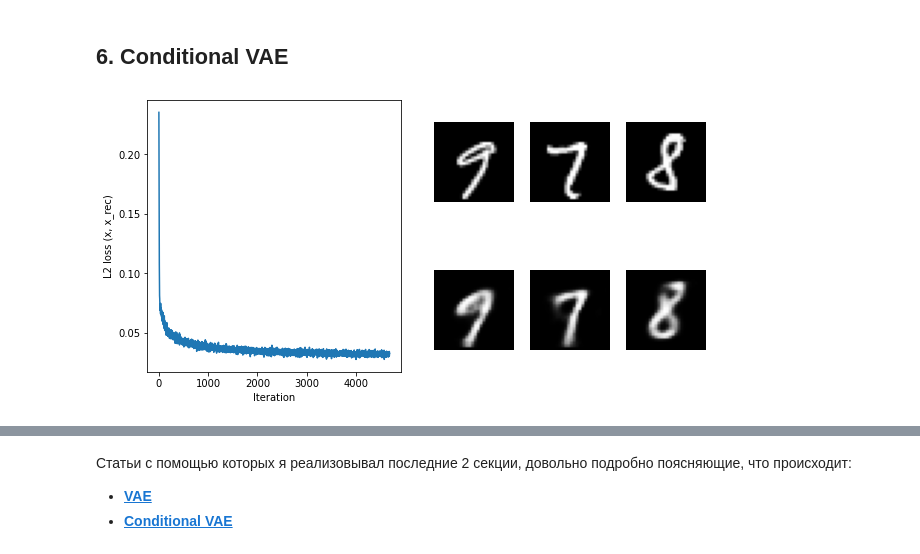
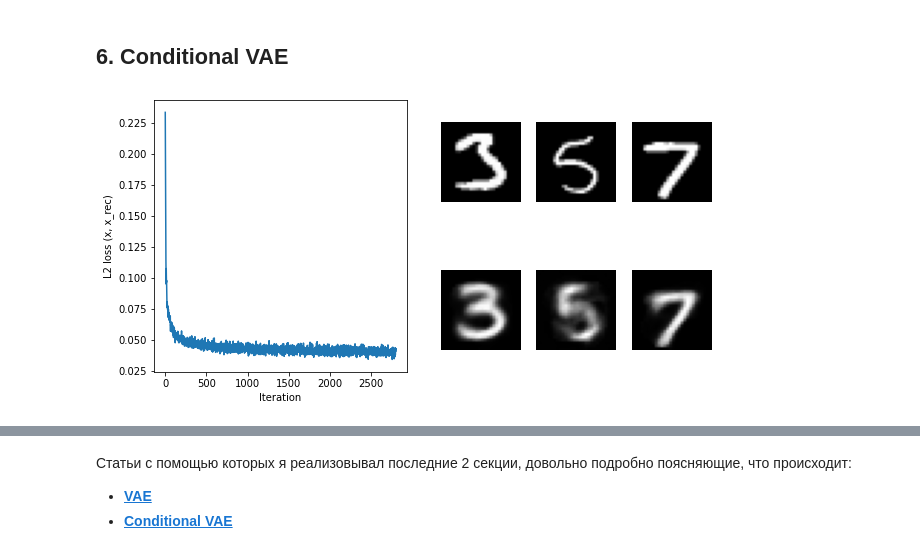
Before and after one commit to hse-ds/iad-applied-ds, a Jupyter notebook: 2021/seminars/sem02_ae_vae/sem2-autoencoders.ipynb, the cells around one changed output, grey strips where cells are left out. Cells and saved outputs as stored; diff of their text form; code cells hidden in the pictures.

```diff
--- a/2021/seminars/sem02_ae_vae/sem2-autoencoders.ipynb
+++ b/2021/seminars/sem02_ae_vae/sem2-autoencoders.ipynb
@@ -778,13 +778,13 @@ class ConditionalVariationalAutoEncoder(nn.Module):
         else:
             return loss
 # %%
-hidden_dim = 32
+hidden_dim = 2
 model_cvae = ConditionalVariationalAutoEncoder(hidden_dim, 0.001)
 model_cvae.to(device)
 optimizer = optim.Adam(model_cvae.parameters(), lr=1e-3)
 
-train_model_conditional(model_cvae, train_dataloader, optimizer, 5)
+train_model_conditional(model_cvae, train_dataloader, optimizer, 3)
 # %% [output]
-[figure, old version]
+[figure, new version]
 # %%
 z = torch.rand((10, hidden_dim), device=device)
```
Also changed, not shown: parts of 6 cells of this notebook.
